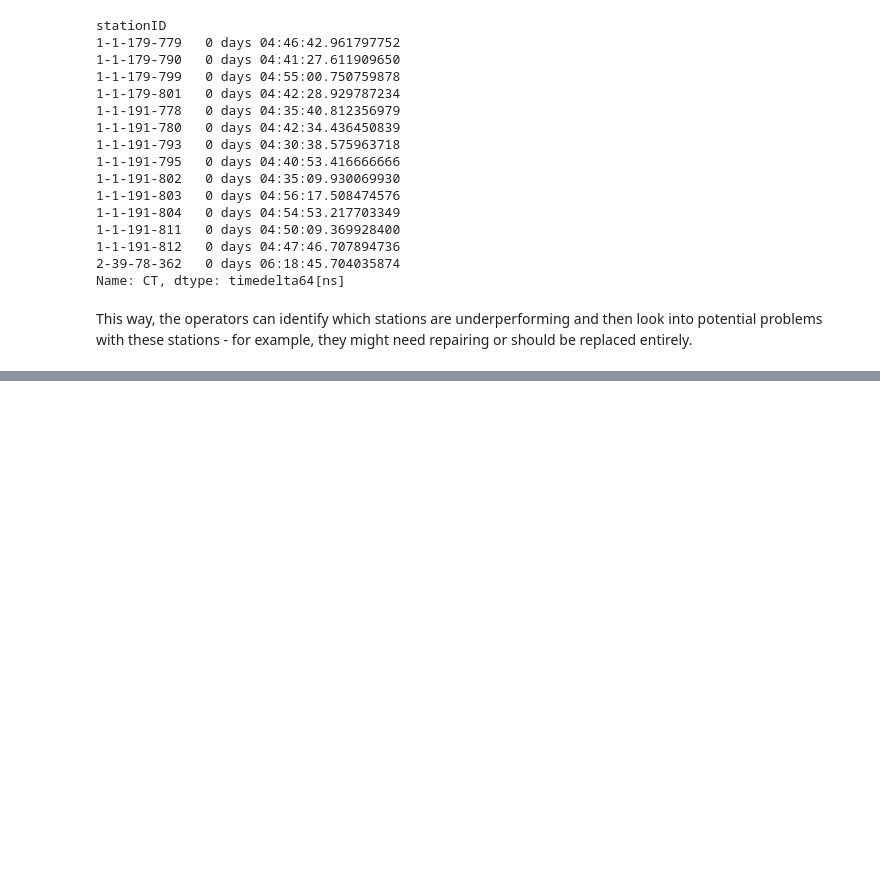
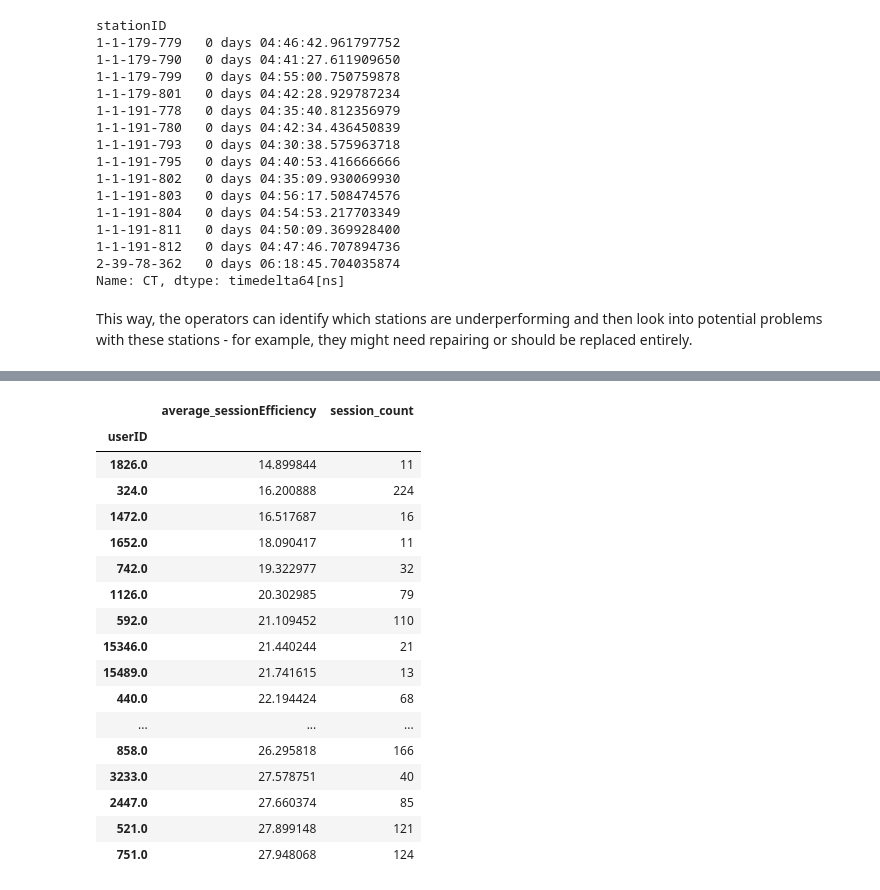
Before and after one commit to AnalyticsAvengers/AA_Project, a Jupyter notebook: 02_Descriptive_Analysis_work.ipynb, the cells around one changed output, grey strips where cells are left out. Cells and saved outputs as stored; diff of their text form; code cells hidden in the pictures; blank space fills up the shorter version.

```diff
--- a/02_Descriptive_Analysis_work.ipynb
+++ b/02_Descriptive_Analysis_work.ipynb
@@ -1471,0 +1495,33 @@ This way, the operators can identify which stations are underperforming and then
+# %%
+efficiencyPerUser = cs_test7.groupby('userID').agg({
+    'sessionEfficiency': ['mean'],
+    'userID': ['count']
+})
+
+efficiencyPerUser.columns = ['average_sessionEfficiency', 'session_count']
+
+efficiencyPerUser = efficiencyPerUser[efficiencyPerUser['session_count'] >= 5]
+
+
+efficiencyPerUser.sort_values(by='average_sessionEfficiency', ascending=True, inplace=True)
+
+efficiencyPerUser.head(25)
+# %% [output]
+|  | average_sessionEfficiency | session_count |
+| userID |  |  |
+| 1826.0 | 14.899844 | 11 |
+| 324.0 | 16.200888 | 224 |
+| 1472.0 | 16.517687 | 16 |
+| 1652.0 | 18.090417 | 11 |
+| 742.0 | 19.322977 | 32 |
+| 1126.0 | 20.302985 | 79 |
+| 592.0 | 21.109452 | 110 |
+| 15346.0 | 21.440244 | 21 |
+| 15489.0 | 21.741615 | 13 |
+| 440.0 | 22.194424 | 68 |
+| ... | ... | ... |
+| 858.0 | 26.295818 | 166 |
+| 3233.0 | 27.578751 | 40 |
+| 2447.0 | 27.660374 | 85 |
+| 521.0 | 27.899148 | 121 |
+| 751.0 | 27.948068 | 124 |
```
Also changed, not shown: parts of 32 cells of this notebook.
